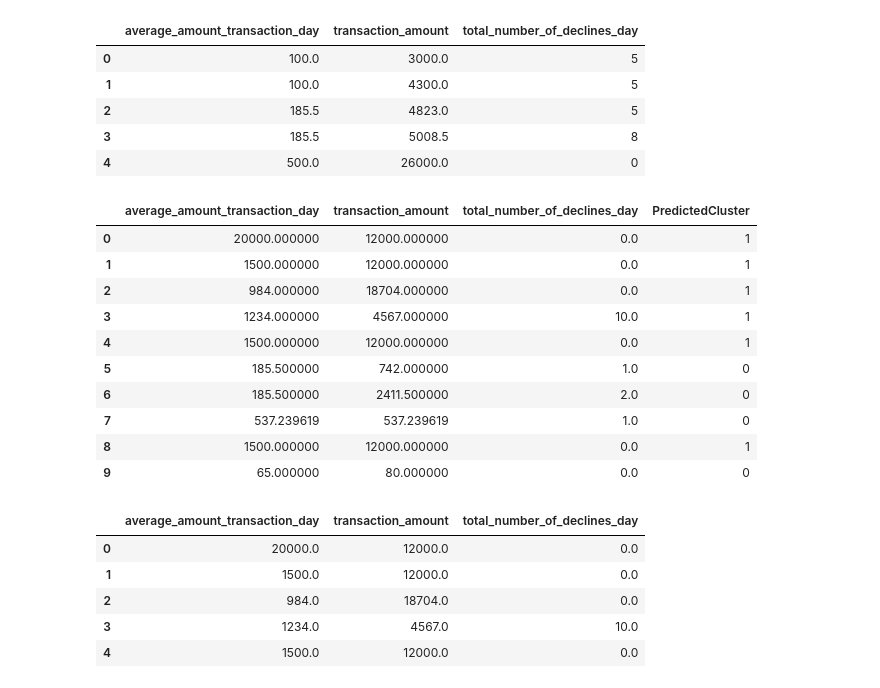
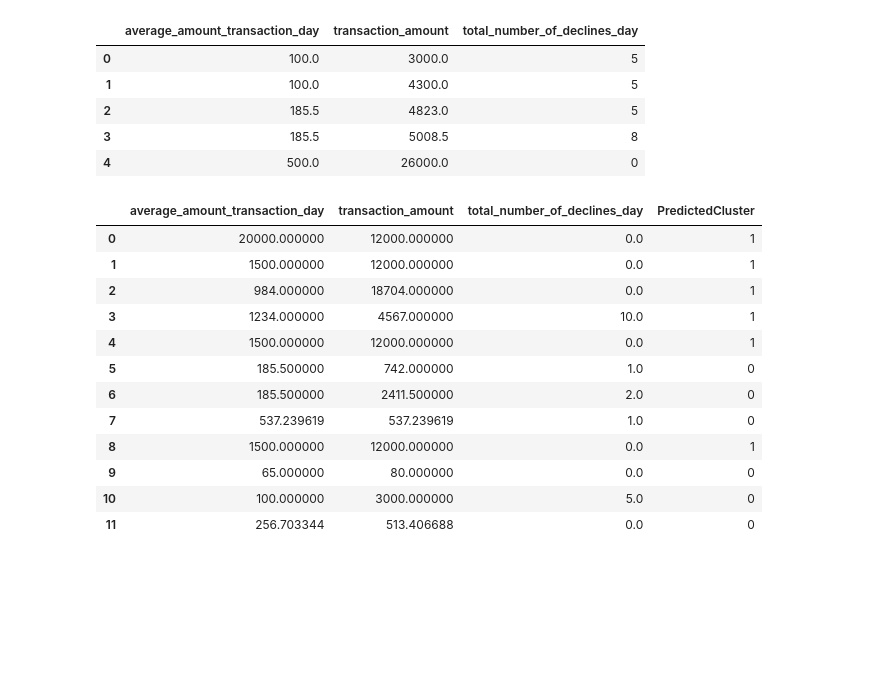
Before and after one commit to savindumahasen/Credict-Card-Fraud-Detection, a Jupyter notebook: creditcardfrauddetection.ipynb, the cells around one changed output. Drawn from its saved outputs; the diff is of its cells as text; code cells hidden in the pictures; blank space fills up the shorter version.

```diff
--- a/creditcardfrauddetection.ipynb
+++ b/creditcardfrauddetection.ipynb
@@ -676,48 +676,45 @@ test_data = np.array([
     [185.5,2411.5,2],
     [537.2396194,537.2396194,1],
     [1500,12000,0],
-    [65,80,0]
+    [65,80,0],
+    [100,3000,5],
+    [256.703344,513.406688,0]
 
 ])
 
 # Scale the test dataset
 scaled_test_data = std.transform(test_data)
 
 # Predict the clusters
 test_clusters = kmc.predict(scaled_test_data)
 
 # Create a DataFrame to display predictions
 test_result_pd = pd.DataFrame(
     test_data,
     columns=data.columns
 )
 
 test_result_pd["PredictedCluster"] = test_clusters
 test_result_pd
 # %% [output]
 |  | average_amount_transaction_day | transaction_amount | total_number_of_declines_day | PredictedCluster |
 | 0 | 20000.000000 | 12000.000000 | 0.0 | 1 |
 | 1 | 1500.000000 | 12000.000000 | 0.0 | 1 |
 | 2 | 984.000000 | 18704.000000 | 0.0 | 1 |
 | 3 | 1234.000000 | 4567.000000 | 10.0 | 1 |
 | 4 | 1500.000000 | 12000.000000 | 0.0 | 1 |
 | 5 | 185.500000 | 742.000000 | 1.0 | 0 |
 | 6 | 185.500000 | 2411.500000 | 2.0 | 0 |
 | 7 | 537.239619 | 537.239619 | 1.0 | 0 |
 | 8 | 1500.000000 | 12000.000000 | 0.0 | 1 |
 | 9 | 65.000000 | 80.000000 | 0.0 | 0 |
+| 10 | 100.000000 | 3000.000000 | 5.0 | 0 |
+| 11 | 256.703344 | 513.406688 | 0.0 | 0 |
 # %%
 ## remove the predicted cluster column
 # %%
-test_result_pd=test_result_pd.drop('PredictedCluster',axis=1)
-test_result_pd.head()
+#test_result_pd=test_result_pd.drop('PredictedCluster',axis=1)
+#test_result_pd.head()
-# %% [output]
-|  | average_amount_transaction_day | transaction_amount | total_number_of_declines_day |
-| 0 | 20000.0 | 12000.0 | 0.0 |
-| 1 | 1500.0 | 12000.0 | 0.0 |
-| 2 | 984.0 | 18704.0 | 0.0 |
-| 3 | 1234.0 | 4567.0 | 10.0 |
-| 4 | 1500.0 | 12000.0 | 0.0 |
 # %%
 ## Once scaled the data using Standard Scaler,  all the data clustered into one group (which means not fradulent group).
 # %%
```
Also changed, not shown: parts of 1 cell of this notebook.
